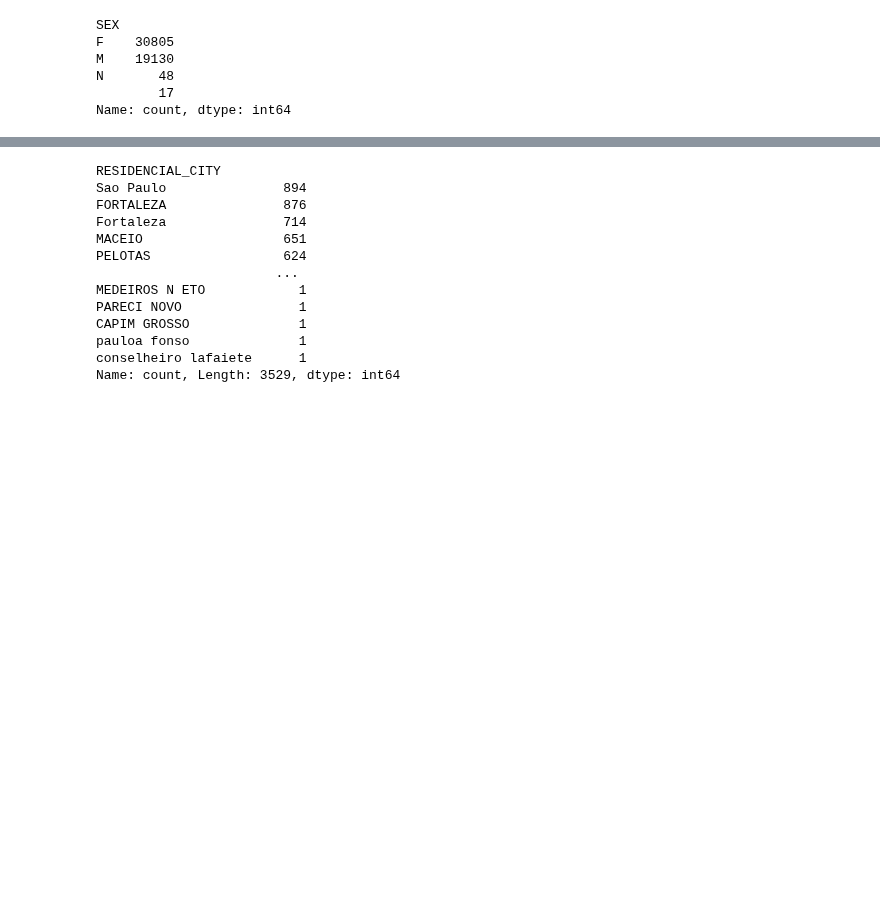
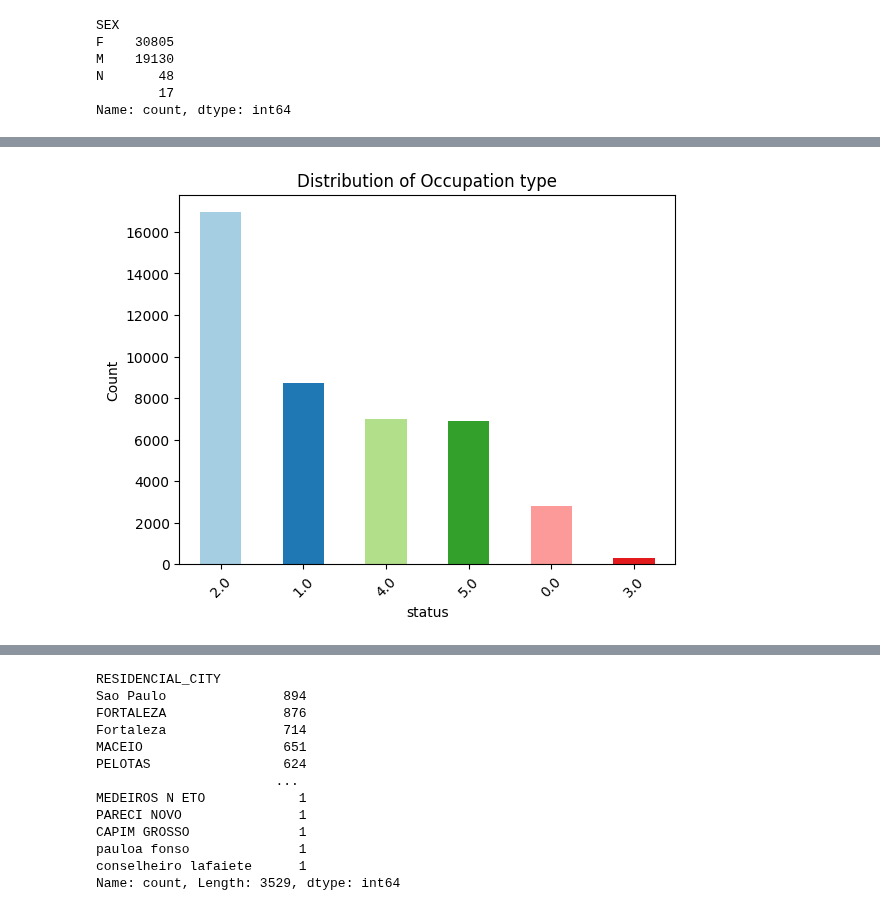
Before and after one commit to nogibjj/ZT-UDS, a Jupyter notebook: exercise_interpretable.ipynb, the cells around one changed output, grey strips where cells are left out. Saved outputs shown, nothing was run; the diff lists cells and outputs as text; code cells hidden in the pictures; blank space fills up the shorter version.

```diff
--- a/exercise_interpretable.ipynb
+++ b/exercise_interpretable.ipynb
@@ -370,0 +327,11 @@ Name: count, dtype: int64
+# %%
+occupation_counts = df_selected["OCCUPATION_TYPE"].value_counts()
+
+occupation_counts.plot(kind='bar', color=plt.cm.Paired(range(len(occupation_counts))))
+plt.title('Distribution of Occupation type')
+plt.xlabel('status')
+plt.ylabel('Count')
+plt.xticks(rotation=45)
+plt.show()
+# %% [output]
+[figure, added]
```
Also changed, not shown: parts of 13 cells of this notebook.
